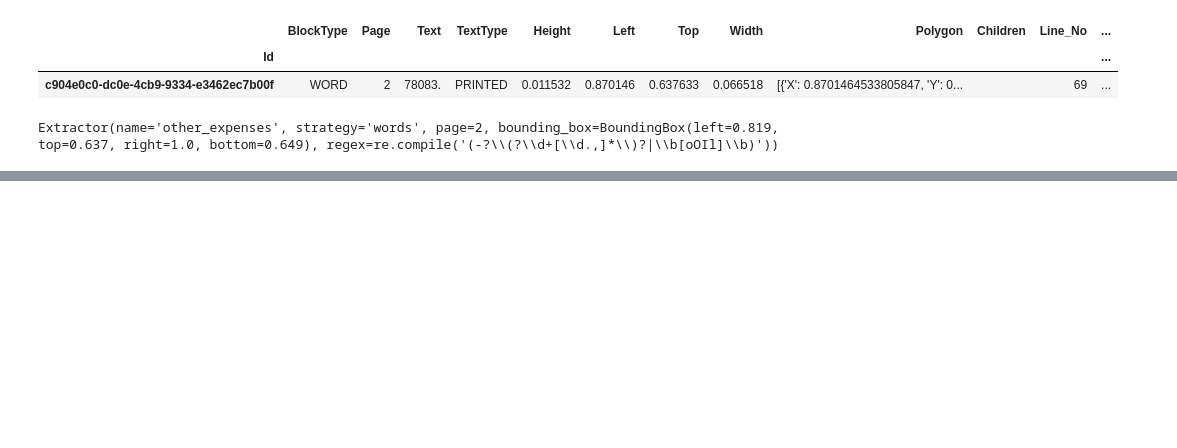
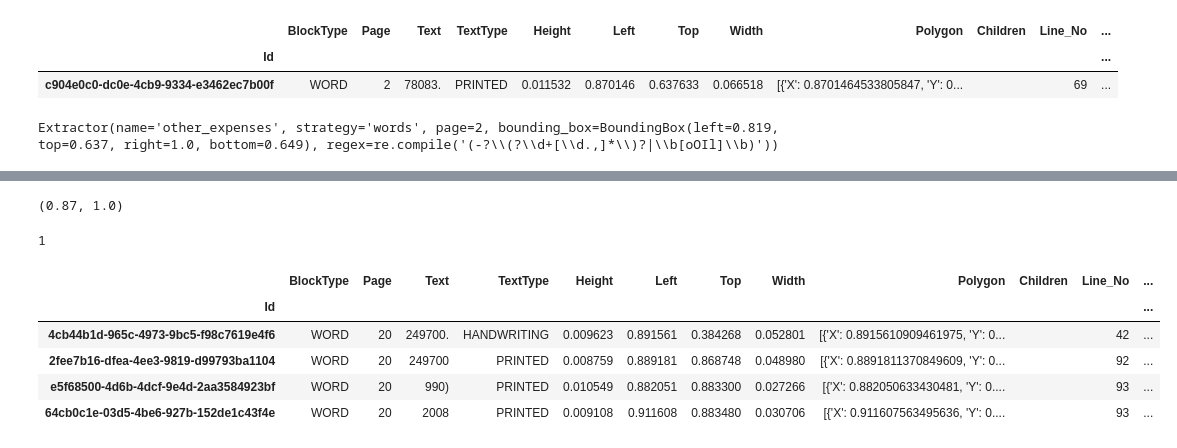
Before and after one commit to ethanscorey/parse_990_textract, a Jupyter notebook: debug_notebook.ipynb, the cells around one changed output, grey strips where cells are left out. Drawn from its saved outputs; the diff is of its cells as text; code cells hidden in the pictures; blank space fills up the shorter version.

```diff
--- a/debug_notebook.ipynb
+++ b/debug_notebook.ipynb
@@ -199,0 +344,26 @@ test_lines.loc[test_lines["Text"].str.contains("\(b\) Number")]
+# %%
+extractors["extractor"].iloc[0].get_index_col_span()
+# %% [output]
+(0.87, 1.0)
+# %%
+extractors["extractor"].iloc[0].table_bottom
+# %% [output]
+1
+# %%
+page_20_words = test_words.loc[
+    (test_words["Page"] == 20)
+]
+# %%
+row_tops = page_20_words.loc[
+    page_20_words["Left"].between(0.87, 1)
+    & page_20_words["Top"].between(0.37, 1)
+]
+# %%
+row_tops
+# %% [output]
+|  | BlockType | Page | Text | TextType | Height | Left | Top | Width | Polygon | Children | Line_No | ... |
+| Id |  |  |  |  |  |  |  |  |  |  |  | ... |
+| 4cb44b1d-965c-4973-9bc5-f98c7619e4f6 | WORD | 20 | 249700. | HANDWRITING | 0.009623 | 0.891561 | 0.384268 | 0.052801 | [{'X': 0.8915610909461975, 'Y': 0... |  | 42 | ... |
+| 2fee7b16-dfea-4ee3-9819-d99793ba1104 | WORD | 20 | 249700 | PRINTED | 0.008759 | 0.889181 | 0.868748 | 0.048980 | [{'X': 0.8891811370849609, 'Y': 0... |  | 92 | ... |
+| e5f68500-4d6b-4dcf-9e4d-2aa3584923bf | WORD | 20 | 990) | PRINTED | 0.010549 | 0.882051 | 0.883300 | 0.027266 | [{'X': 0.882050633430481, 'Y': 0.... |  | 93 | ... |
+| 64cb0c1e-03d5-4be6-927b-152de1c43f4e | WORD | 20 | 2008 | PRINTED | 0.009108 | 0.911608 | 0.883480 | 0.030706 | [{'X': 0.911607563495636, 'Y': 0.... |  | 93 | ... |
```
Also changed, not shown: parts of 22 cells of this notebook, 5 other files.
